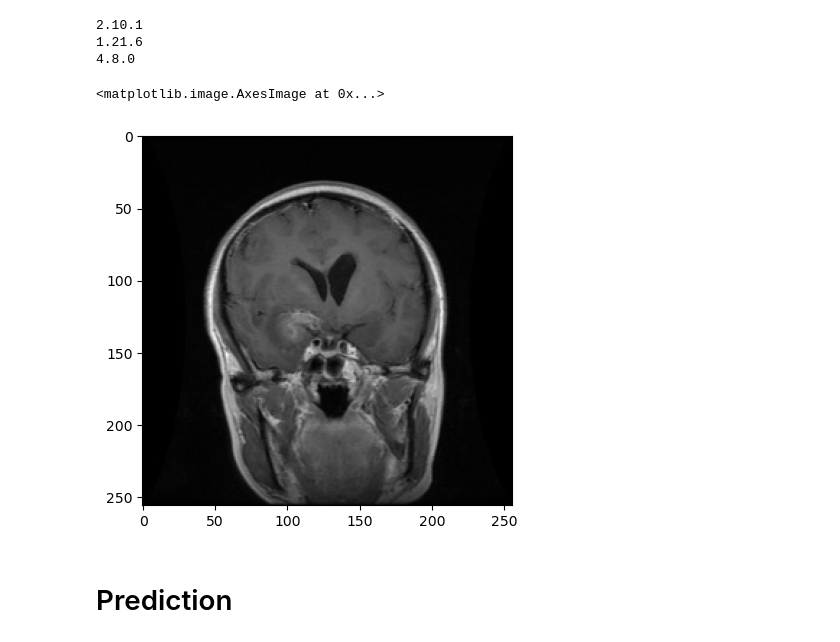
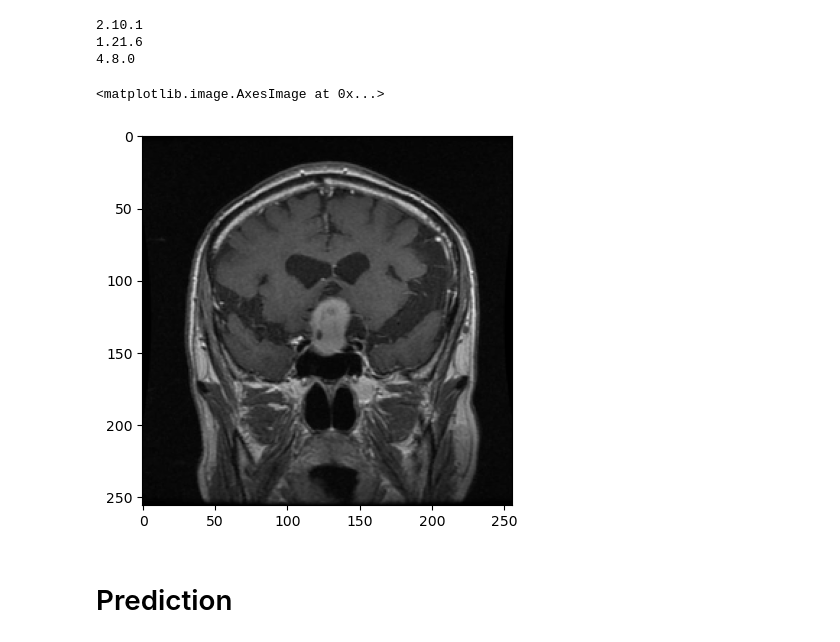
Before and after one commit to MorningStarTM/skull-stripping, a Jupyter notebook: Testing Model.ipynb, the cells around one changed output. Cells and saved outputs as stored; diff of their text form; code cells hidden in the pictures.

```diff
--- a/Testing Model.ipynb
+++ b/Testing Model.ipynb
@@ -58,11 +59,11 @@ def read_img(path):
     img = img.astype(np.float32)
     return img
 # %%
-img = read_img('./testing_images/Te-gl_0044.jpg')
+img = read_img('./testing_images/Tr-pi_0256.jpg')
 plt.imshow(img)
 # %% [output]
 <matplotlib.image.AxesImage at 0x...>
-[figure, old version]
+[figure, new version]
 # %% [markdown]
 # Prediction
 # %%
```
Also changed, not shown: parts of 6 cells of this notebook.
